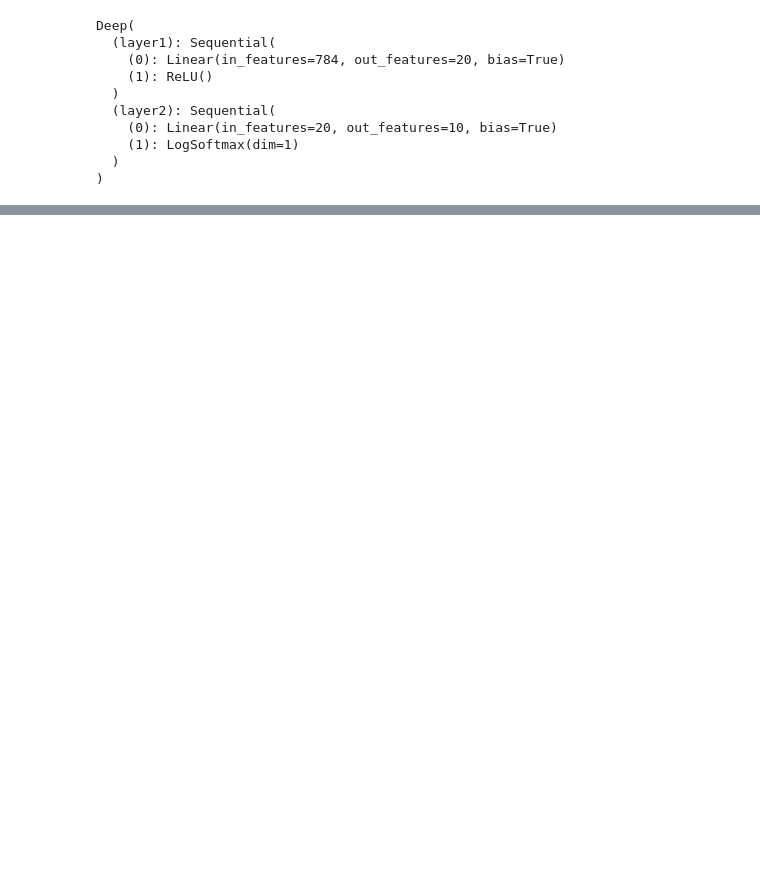
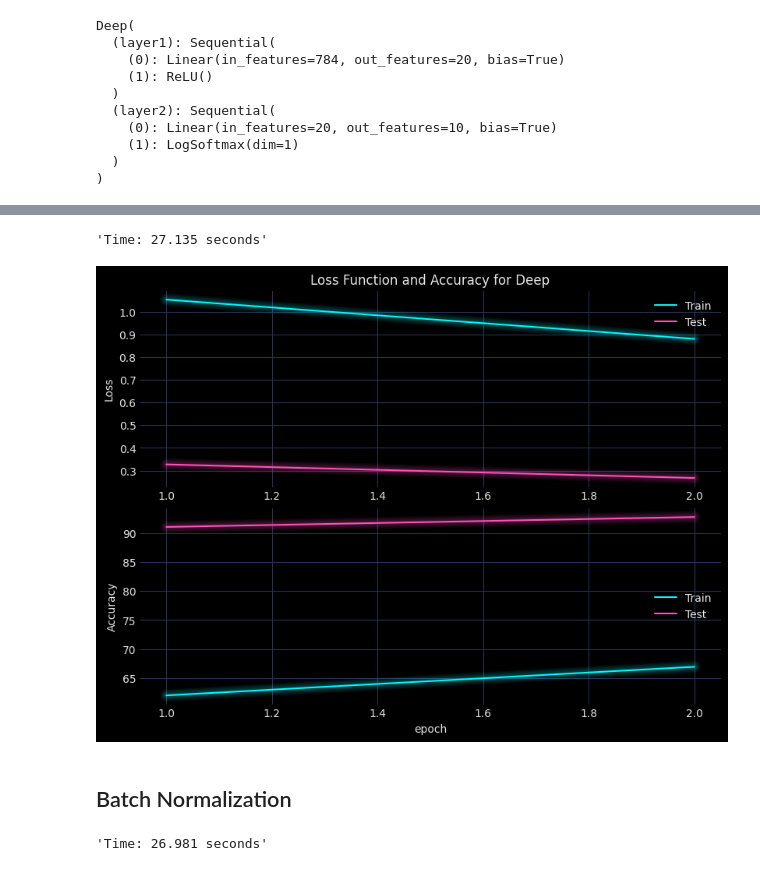
Before and after one commit to Yolonek/MachineLearningApplications, a Jupyter notebook: CNN/2.1-DeepModelRegularization.ipynb, the cells around one changed output, grey strips where cells are left out. Saved outputs shown, nothing was run; the diff lists cells and outputs as text; code cells hidden in the pictures; blank space fills up the shorter version.

```diff
--- a/CNN/2.1-DeepModelRegularization.ipynb
+++ b/CNN/2.1-DeepModelRegularization.ipynb
@@ -147,0 +208,29 @@ RuntimeError: mat1 and mat2 shapes cannot be multiplied (896x28 and 784x20)
+# %%
+model3 = Deep(dropout=params.dropout).to(params.device)
+loss_fn = nn.CrossEntropyLoss()
+optimizer = torch.optim.SGD(model3.parameters(),
+                            lr=params.learning_rate,
+                            momentum=params.momentum)
+# %%
+train_time_start = timer()
+train_loss, train_acc = [], []
+test_loss, test_acc = [], []
+for epoch in tqdm(range(params.epochs)):
+    train_metrics = train_step(
+        model3, train_loader, loss_fn, optimizer, accuracy_fn, params.device
+    )
+    test_metrics = test_step(model3, test_loader, loss_fn, accuracy_fn, params.device)
+    train_loss.append(train_metrics[0])
+    train_acc.append(train_metrics[1])
+    test_loss.append(test_metrics[0])
+    test_acc.append(test_metrics[1])
+train_time_end = timer()
+f'Time: {train_time_end - train_time_start:.3f} seconds'
+# %% [output]
+'Time: 27.135 seconds'
+# %%
+plot_loss_and_accuracy(model3, params.epochs, train_loss, train_acc, test_loss, test_acc);
+# %% [output]
+[figure, added]
+# %% [markdown]
+## Batch Normalization
@@ -147,0 +243,17 @@ RuntimeError: mat1 and mat2 shapes cannot be multiplied (896x28 and 784x20)
+# %%
+train_time_start = timer()
+train_loss, train_acc = [], []
+test_loss, test_acc = [], []
+for epoch in tqdm(range(params.epochs)):
+    train_metrics = train_step(
+        model4, train_loader, loss_fn, optimizer, accuracy_fn, params.device
+    )
+    test_metrics = test_step(model4, test_loader, loss_fn, accuracy_fn, params.device)
+    train_loss.append(train_metrics[0])
+    train_acc.append(train_metrics[1])
+    test_loss.append(test_metrics[0])
+    test_acc.append(test_metrics[1])
+train_time_end = timer()
+f'Time: {train_time_end - train_time_start:.3f} seconds'
+# %% [output]
+'Time: 26.981 seconds'
```
Also changed, not shown: parts of 23 cells of this notebook.
